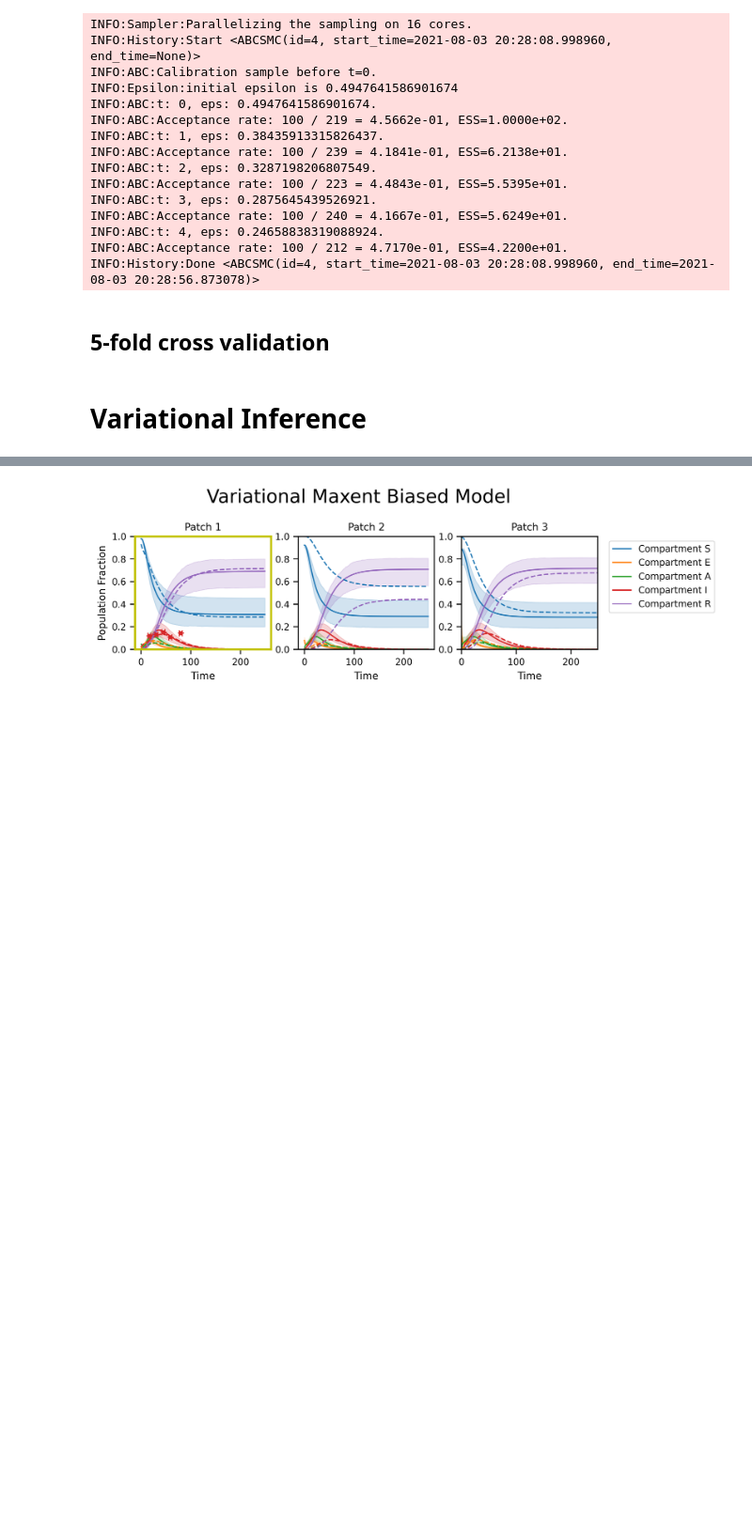
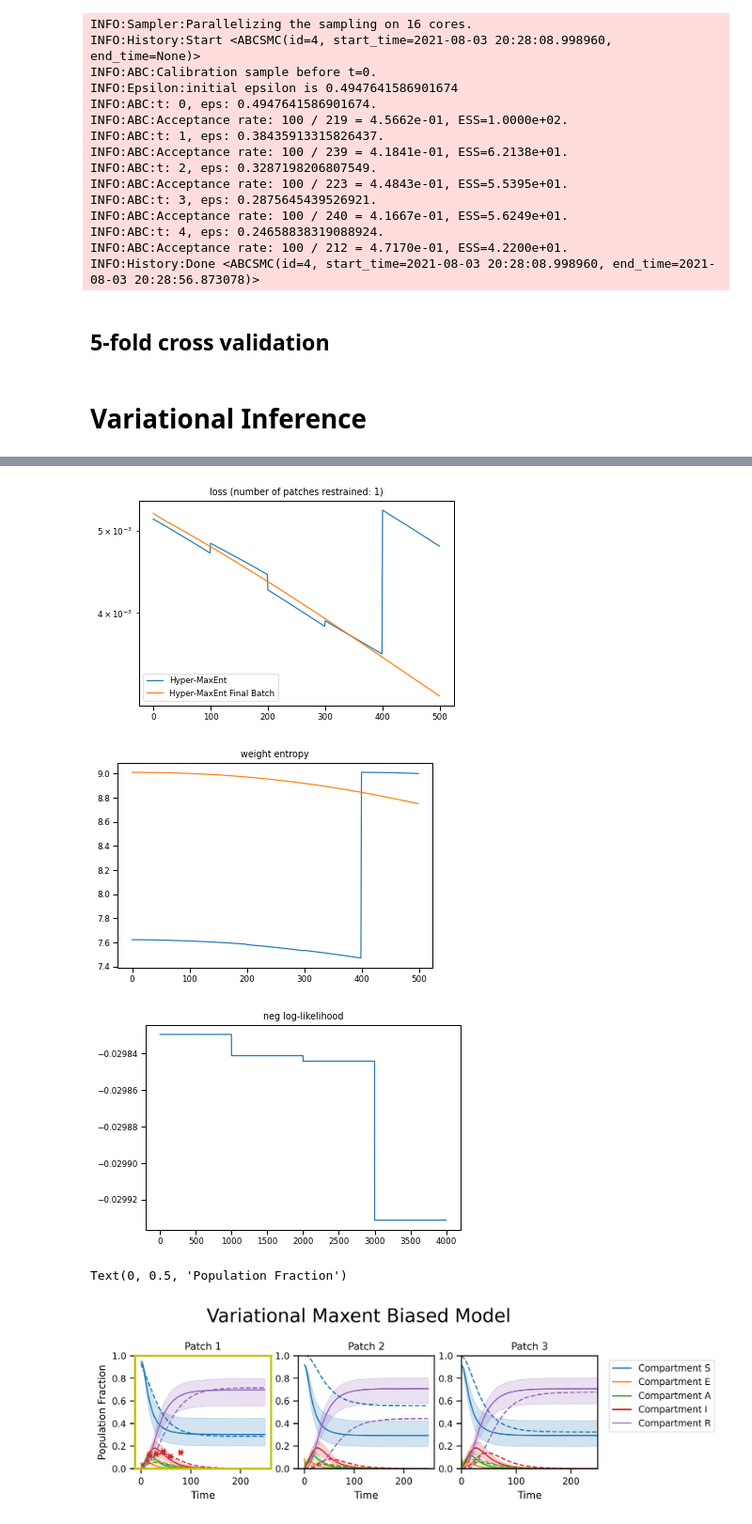
Before and after one commit to ur-whitelab/maxent, a Jupyter notebook: paper/epidemiology.ipynb, the cells around one changed output, grey strips where cells are left out. Shown at 94% size. Cells and saved outputs as stored; diff of their text form; code cells hidden in the pictures; blank space fills up the shorter version.

Commit message:
tuning hyper maxent

```diff
--- a/paper/epidemiology.ipynb
+++ b/paper/epidemiology.ipynb
@@ -519,14 +519,22 @@ axs[2].set_position([0.652,0.041,0.15,0.7])
 # %% [markdown]
 # Variational Inference
 # %%
+hyper_pram = py0.ParameterHypers()
+hyper_pram.beta_var = 0.9
+hyper_pram.beta_start = 0.01
+hyper_pram.beta_high = 0.15
+hyper_pram.beta_low = 0.001
+hyper_pram.start_mean = 0.001
+hyper_pram.start_high = 0.4
+hyper_pram.start_var = 0.8
 fit_param_model = py0.MetaParameterJoint(start_logits, R_norm , tmat, name='unbiased_model',hypers = hyper_pram)
-fit_param_model.compile(tf.optimizers.SGD(0.1))
+fit_param_model.compile(tf.optimizers.SGD(0))
 hme_model = maxent.HyperMaxentModel(restraints, fit_param_model, model, reweight=False)
-hme_model.compile(tf.keras.optimizers.Adam(learning_rate=0.1), 'mean_squared_error')
+hme_model.compile(tf.keras.optimizers.Adam(learning_rate=0.01), 'mean_squared_error')
 # %%
 hme_history = hme_model.fit(
     N, final_batch_multiplier=batches,
-    outter_epochs=5, param_epochs=250, batch_size=batch_size, epochs=100, verbose=0)
+    outter_epochs=5, param_epochs=1000, batch_size=batch_size, epochs=100, verbose=0)
 # %% [output]
 WARNING:tensorflow:Gradients do not exist for variables ['value:0', 'value:0', 'value:0', 'rho-dist-norm-hypers/kernel:0', 'beta/kernel:0'] when minimizing the loss.
 WARNING:tensorflow:Gradients do not exist for variables ['value:0', 'value:0', 'value:0', 'rho-dist-norm-hypers/kernel:0', 'beta/kernel:0'] when minimizing the loss.
@@ -552 +560,3 @@ WARNING:tensorflow:Gradients do not exist for variables ['value:0', 'value:0', '
 WARNING:tensorflow:Gradients do not exist for variables ['value:0', 'value:0', 'value:0', 'rho-dist-norm-hypers/kernel:0', 'beta/kernel:0'] when minimizing the loss.
+# %%
+hme_final_history = hme_model.fit(N, final_batch_multiplier=batches, outter_epochs=1, batch_size=batch_size, epochs=500)
@@ -553,3 +581,26 @@ WARNING:tensorflow:Gradients do not exist for variables ['value:0', 'value:0', '
+# %%
+# plt.plot(me_history.history['loss'],label='MaxEnt')
+plt.plot(hme_history.history['loss'],label='Hyper-MaxEnt')
+plt.plot(hme_final_history.history['loss'],label='Hyper-MaxEnt Final Batch')
+plt.title('loss (number of patches restrained: {})'.format(len(restrained_patches)))
+plt.yscale('log')
+plt.legend()
+plt.savefig('loss_{}_restraints'.format(len(restrained_patches)),dpi= 300)
+plt.show()
+
+# plt.plot(me_history.history['weight-entropy'])
+plt.plot(hme_history.history['weight-entropy'])
+plt.plot(hme_final_history.history['weight-entropy'])
+plt.title('weight entropy')
+plt.show()
+
+plt.plot(hme_history.history['prior-loss'])
+plt.title('neg log-likelihood')
+plt.show()
+# %% [output]
+[figure, added]
+[figure, added]
+[figure, added]
 # %%
 fig, axs = plt.subplots(nrows=1, ncols=M, figsize=(8,2), dpi =300)
 fig.suptitle('Variational Maxent Biased Model', y = 1.2, fontsize = 18)
@@ -571,6 +622,7 @@ for i in range (M):
         axs[i].spines['right'].set_linewidth(2)
         axs[i].spines['bottom'].set_linewidth(2)
 axs[0].set_ylabel('Population Fraction')
-plt.savefig('varitional_maxent.svg', dpi=600)
+# plt.savefig('varitional_maxent.svg', dpi=600)
 # %% [output]
+Text(0, 0.5, 'Population Fraction')
-[figure, old version]
+[figure, new version]
```
Also changed, not shown: parts of 2 cells of this notebook.
